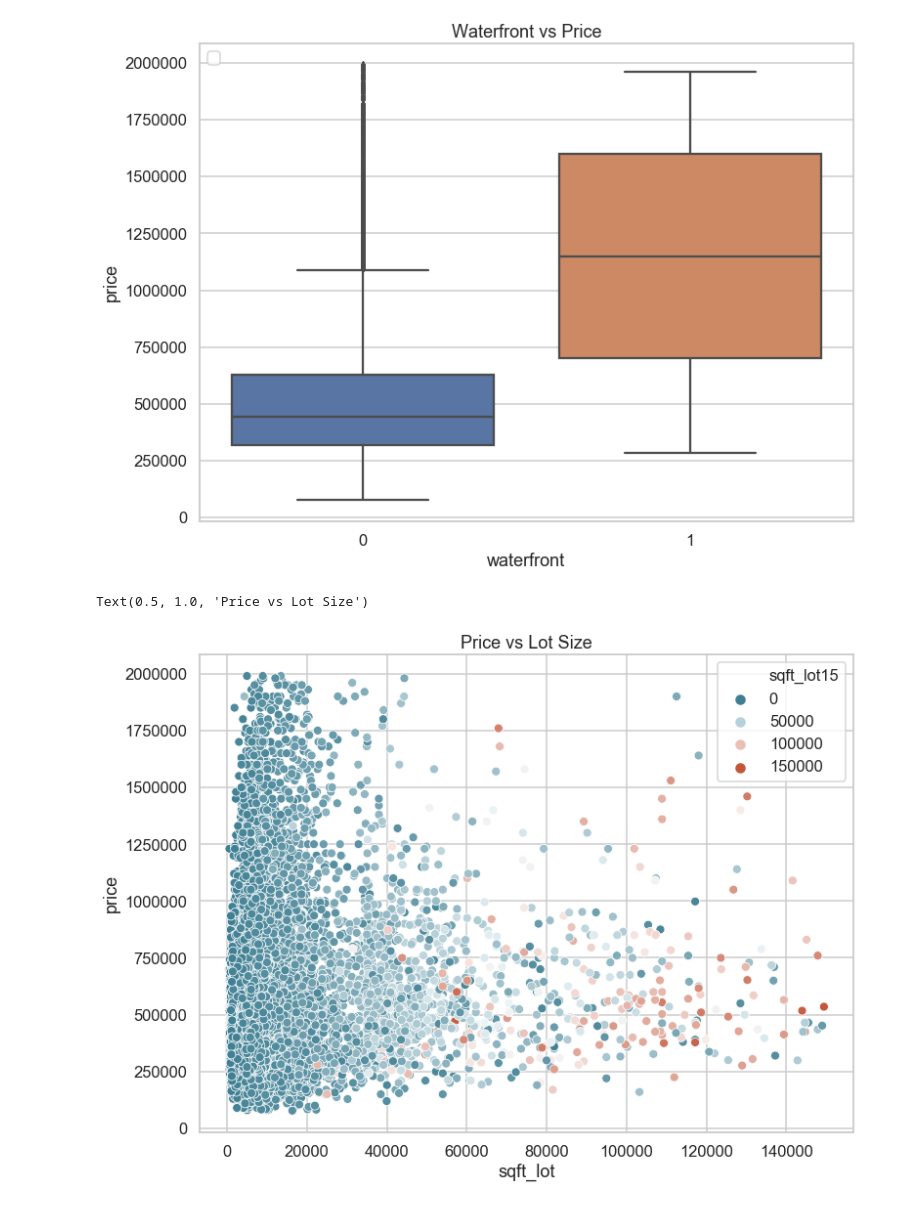
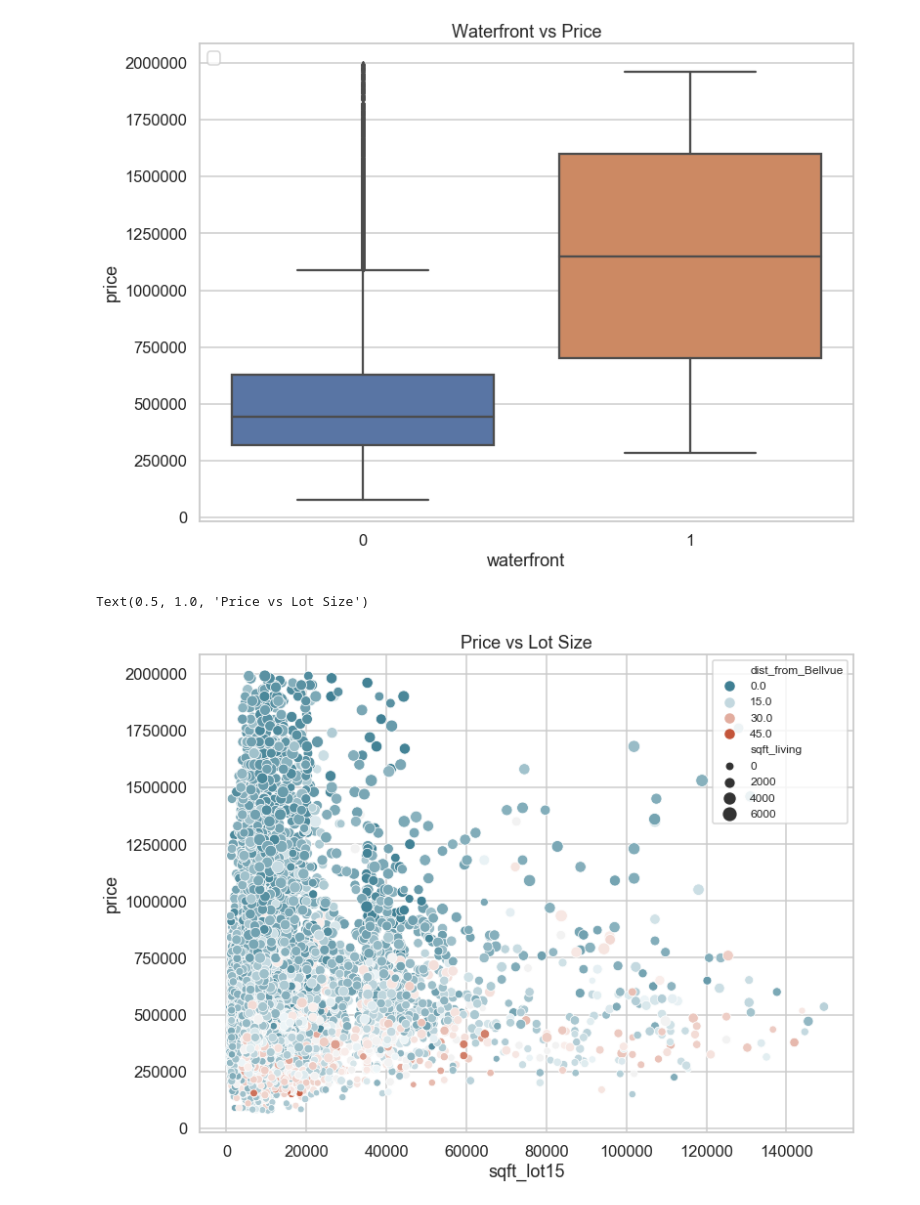
Before and after one commit to DTrimarchi10/Mod1Project, a Jupyter notebook: student_4_Making_Plots.ipynb, the cells around one changed output. Saved outputs shown, nothing was run; the diff lists cells and outputs as text; code cells hidden in the pictures.

```diff
--- a/student_4_Making_Plots.ipynb
+++ b/student_4_Making_Plots.ipynb
@@ -141,12 +141,12 @@ Text(0.5, 1.0, 'Waterfront vs Price')
 # %%
 #More scatterplots
 sns.set_style('whitegrid')
 plt.figure(figsize=(12,9))
 cmap = sns.diverging_palette(220, 20, n=7, as_cmap=True)
 #palette='cubehelix'
-sns.scatterplot(data['sqft_lot'], data['price'], hue=data['sqft_lot15'], palette=cmap)
-plt.legend(loc='upper right')
+sns.scatterplot(data['sqft_lot15'], data['price'], hue=data['dist_from_Bellvue'], size=data['sqft_living'], palette=cmap)
+plt.legend(loc='upper right', fontsize='12')
 plt.title("Price vs Lot Size")
 # %% [output]
 Text(0.5, 1.0, 'Price vs Lot Size')
-[figure, old version]
+[figure, new version]
```
Also changed, not shown: parts of 3 cells of this notebook, 2 other files.
